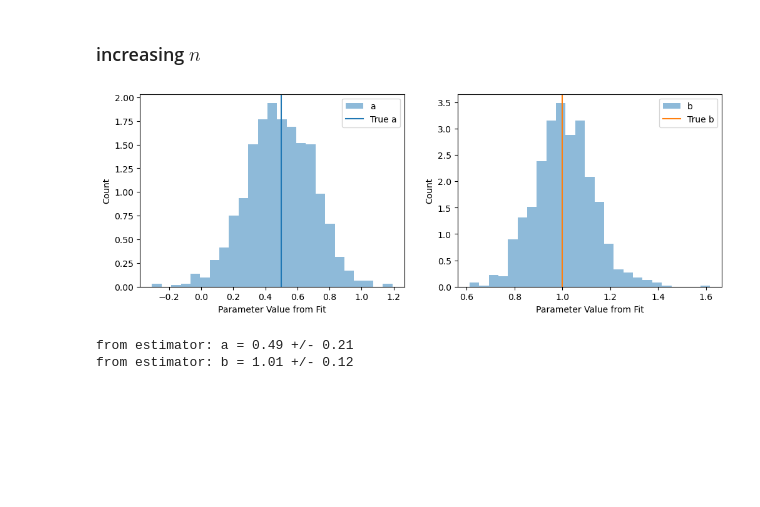
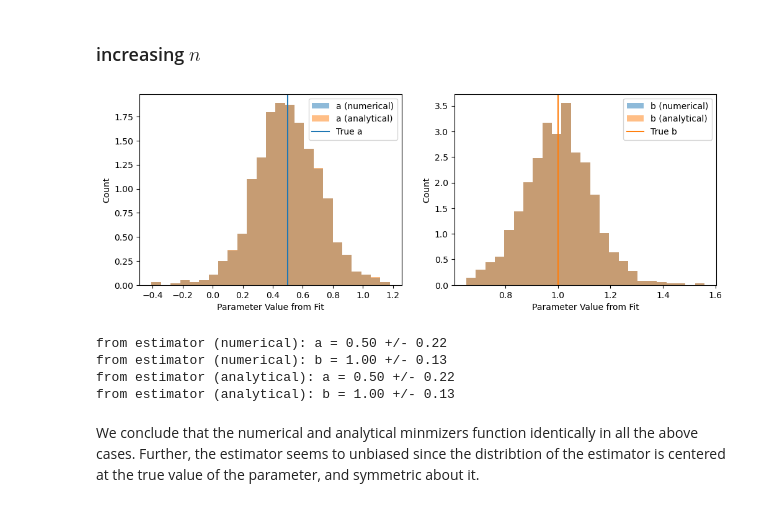
Before and after one commit to aotownsend/StatMethods2022, a Jupyter notebook: submissions/week5/annanay_week5.ipynb, the cells around one changed output. Saved outputs shown, nothing was run; the diff lists cells and outputs as text; code cells hidden in the pictures; blank space fills up the shorter version.

```diff
--- a/submissions/week5/annanay_week5.ipynb
+++ b/submissions/week5/annanay_week5.ipynb
@@ -95,6 +113,8 @@ n = 10
 
 a_values = np.zeros(n_experiments)
 b_values = np.zeros(n_experiments)
+a_values_ana = np.zeros(n_experiments)
+b_values_ana = np.zeros(n_experiments)
 
 a, b, sigma_x, sigma_y = 0.5, 1, 0.05, 0.05 # now sigma_x = 0.05
 
@@ -102,15 +122,18 @@ a, b, sigma_x, sigma_y = 0.5, 1, 0.05, 0.05 # now sigma_x = 0.05
 for i in range(n_experiments):
     x_, y_ = generate_data(10, a, b, sigma_x, sigma_y) # generate samples of n points
     a_values[i], b_values[i] = minimize(Chi2, x0=(0, 0), args = (x_, y_, sigma_y)).x # find the best fit parameters for a and b
+    a_values_ana[i], b_values_ana[i] = analytical_minimizer(x_, y_) # find the best fit parameters for a and b analytically
 
 # plot the distribution of estimated a and b values
 n_bins = 25
 
 fig, axs = plt.subplots(1, 2, figsize=(12, 4))
-axs[0].hist(a_values, bins=n_bins, density=True, alpha=0.5, label='a')
+axs[0].hist(a_values, bins=n_bins, density=True, alpha=0.5, label='a (numerical)')
+axs[0].hist(a_values_ana, bins=n_bins, density=True, alpha=0.5, label='a (analytical)')
 axs[0].axvline(a, color='C0', label='True a')
 axs[0].legend()
-axs[1].hist(b_values, bins=n_bins, density=True, alpha=0.5, label='b')
+axs[1].hist(b_values, bins=n_bins, density=True, alpha=0.5, label='b (numerical)')
+axs[1].hist(b_values_ana, bins=n_bins, density=True, alpha=0.5, label='b (analytical)')
 axs[1].axvline(b, color='C1', label='True b')
 axs[1].legend()
 
@@ -119,6 +142,8 @@ for ax in axs:
     ax.set_ylabel('Count')
 plt.show()
 
-print('from estimator: a = {:.2f} +/- {:.2f}'.format(np.mean(a_values), np.std(a_values)))
-print('from estimator: b = {:.2f} +/- {:.2f}'.format(np.mean(b_values), np.std(b_values)))
+print('from estimator (numerical): a = {:.2f} +/- {:.2f}'.format(np.mean(a_values), np.std(a_values)))
+print('from estimator (numerical): b = {:.2f} +/- {:.2f}'.format(np.mean(b_values), np.std(b_values)))
+print('from estimator (analytical): a = {:.2f} +/- {:.2f}'.format(np.mean(a_values_ana), np.std(a_values_ana)))
+print('from estimator (analytical): b = {:.2f} +/- {:.2f}'.format(np.mean(b_values_ana), np.std(b_values_ana)))
 # %% [output]
@@ -133,6 +160,8 @@ n = 10
 
 a_values = np.zeros(n_experiments)
 b_values = np.zeros(n_experiments)
+a_values_ana = np.zeros(n_experiments)
+b_values_ana = np.zeros(n_experiments)
 
 a, b, sigma_x, sigma_y = 0.5, 1, 0.2, 0.2 # now sigma_x = 0.2 and sigma_y = 0.2
 
@@ -140,15 +169,18 @@ a, b, sigma_x, sigma_y = 0.5, 1, 0.2, 0.2 # now sigma_x = 0.2 and sigma_y = 0.2
 for i in range(n_experiments):
     x_, y_ = generate_data(10, a, b, sigma_x, sigma_y) # generate samples of n points
     a_values[i], b_values[i] = minimize(Chi2, x0=(0, 0), args = (x_, y_, sigma_y)).x # find the best fit parameters for a and b
+    a_values_ana[i], b_values_ana[i] = analytical_minimizer(x_, y_) # find the best fit parameters for a and b analytically
 
 # plot the distribution of estimated a and b values
 n_bins = 25
 
 fig, axs = plt.subplots(1, 2, figsize=(12, 4))
-axs[0].hist(a_values, bins=n_bins, density=True, alpha=0.5, label='a')
+axs[0].hist(a_values, bins=n_bins, density=True, alpha=0.5, label='a (numerical)')
+axs[0].hist(a_values_ana, bins=n_bins, density=True, alpha=0.5, label='a (analytical)')
 axs[0].axvline(a, color='C0', label='True a')
 axs[0].legend()
-axs[1].hist(b_values, bins=n_bins, density=True, alpha=0.5, label='b')
+axs[1].hist(b_values, bins=n_bins, density=True, alpha=0.5, label='b (numerical)')
+axs[1].hist(b_values_ana, bins=n_bins, density=True, alpha=0.5, label='b (analytical)')
 axs[1].axvline(b, color='C1', label='True b')
 axs[1].legend()
 
@@ -157,6 +189,8 @@ for ax in axs:
     ax.set_ylabel('Count')
 plt.show()
 
-print('from estimator: a = {:.2f} +/- {:.2f}'.format(np.mean(a_values), np.std(a_values)))
-print('from estimator: b = {:.2f} +/- {:.2f}'.format(np.mean(b_values), np.std(b_values)))
+print('from estimator (numerical): a = {:.2f} +/- {:.2f}'.format(np.mean(a_values), np.std(a_values)))
+print('from estimator (numerical): b = {:.2f} +/- {:.2f}'.format(np.mean(b_values), np.std(b_values)))
+print('from estimator (analytical): a = {:.2f} +/- {:.2f}'.format(np.mean(a_values_ana), np.std(a_values_ana)))
+print('from estimator (analytical): b = {:.2f} +/- {:.2f}'.format(np.mean(b_values_ana), np.std(b_values_ana)))
 # %% [output]
@@ -168,36 +204,47 @@ from estimator: b = 1.00 +/- 0.13
 # %%
 n_experiments = 1000
 n = 50
 
 a_values = np.zeros(n_experiments)
 b_values = np.zeros(n_experiments)
+a_values_ana = np.zeros(n_experiments)
+b_values_ana = np.zeros(n_experiments)
 
 a, b, sigma_x, sigma_y = 0.5, 1, 0.2, 0.2 # now sigma_x = 0.2 and sigma_y = 0.2
 
 
 for i in range(n_experiments):
     x_, y_ = generate_data(10, a, b, sigma_x, sigma_y) # generate samples of n points
     a_values[i], b_values[i] = minimize(Chi2, x0=(0, 0), args = (x_, y_, sigma_y)).x # find the best fit parameters for a and b
+    a_values_ana[i], b_values_ana[i] = analytical_minimizer(x_, y_) # find the best fit parameters for a and b analytically
 
 # plot the distribution of estimated a and b values
 n_bins = 25
 
 fig, axs = plt.subplots(1, 2, figsize=(12, 4))
-axs[0].hist(a_values, bins=n_bins, density=True, alpha=0.5, label='a')
+axs[0].hist(a_values, bins=n_bins, density=True, alpha=0.5, label='a (numerical)')
+axs[0].hist(a_values_ana, bins=n_bins, density=True, alpha=0.5, label='a (analytical)')
 axs[0].axvline(a, color='C0', label='True a')
 axs[0].legend()
-axs[1].hist(b_values, bins=n_bins, density=True, alpha=0.5, label='b')
+axs[1].hist(b_values, bins=n_bins, density=True, alpha=0.5, label='b (numerical)')
+axs[1].hist(b_values_ana, bins=n_bins, density=True, alpha=0.5, label='b (analytical)')
 axs[1].axvline(b, color='C1', label='True b')
 axs[1].legend()
 
 for ax in axs:
     ax.set_xlabel('Parameter Value from Fit')
     ax.set_ylabel('Count')
 plt.show()
 
-print('from estimator: a = {:.2f} +/- {:.2f}'.format(np.mean(a_values), np.std(a_values)))
-print('from estimator: b = {:.2f} +/- {:.2f}'.format(np.mean(b_values), np.std(b_values)))
+print('from estimator (numerical): a = {:.2f} +/- {:.2f}'.format(np.mean(a_values), np.std(a_values)))
+print('from estimator (numerical): b = {:.2f} +/- {:.2f}'.format(np.mean(b_values), np.std(b_values)))
+print('from estimator (analytical): a = {:.2f} +/- {:.2f}'.format(np.mean(a_values_ana), np.std(a_values_ana)))
+print('from estimator (analytical): b = {:.2f} +/- {:.2f}'.format(np.mean(b_values_ana), np.std(b_values_ana)))
 # %% [output]
-[figure, old version]
+[figure, new version]
-from estimator: a = 0.49 +/- 0.21
-from estimator: b = 1.01 +/- 0.12
+from estimator (numerical): a = 0.50 +/- 0.22
+from estimator (numerical): b = 1.00 +/- 0.13
+from estimator (analytical): a = 0.50 +/- 0.22
+from estimator (analytical): b = 1.00 +/- 0.13
+# %% [markdown]
+We conclude that the numerical and analytical minmizers function identically in all the above cases. Further, the estimator seems to unbiased since the distribtion of the estimator is centered at the true value of the parameter, and symmetric about it.
```
Also changed, not shown: parts of 7 cells of this notebook.
